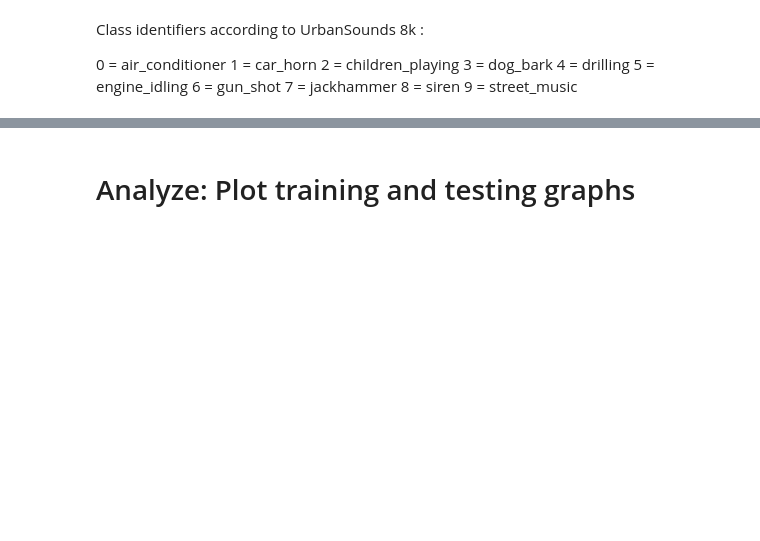
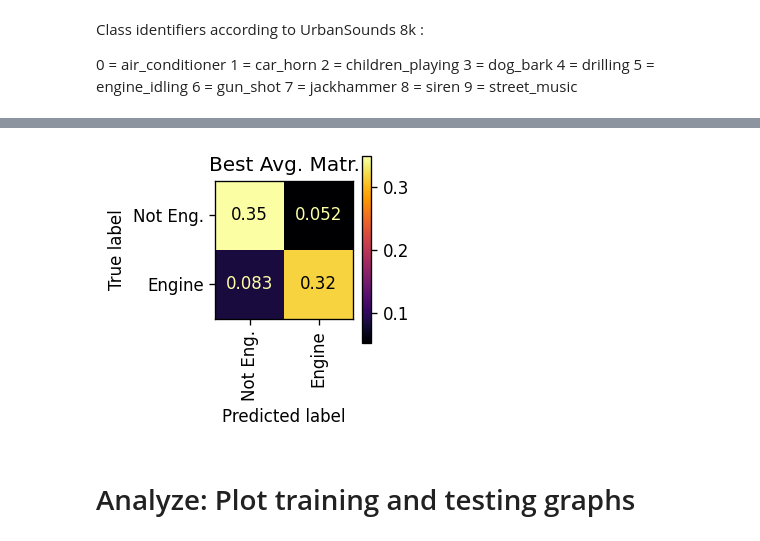
Before and after one commit to matsozza/Python_ML_CombustionEnginesRecog_MBA, a Jupyter notebook: Convolutional Neural Network.ipynb, the cells around one changed output, grey strips where cells are left out. Saved outputs shown, nothing was run; the diff lists cells and outputs as text; code cells hidden in the pictures; blank space fills up the shorter version.

```diff
--- a/Convolutional Neural Network.ipynb
+++ b/Convolutional Neural Network.ipynb
@@ -480,3 +610,21 @@ fig.savefig(fname = logPath + '3_avgConfusionMatrix.jpg' );
+# %%
+# Average results
+bestMatrixAvg_M = np.zeros([2,2]);
+for cm in bestConfusionMatrix_AM:
+    bestMatrixAvg_M += cm;
+bestMatrixAvg_M *=0.1;
+
+# Plot
+fig, axes = plt.subplots(dpi=120)
+fig.set_figheight(2); fig.set_figwidth(2); fig.tight_layout(pad=0.5);
+
+axes.set_title('Best Avg. Matr.')
+cmDisplay = ConfusionMatrixDisplay(confusion_matrix=bestMatrixAvg_M, display_labels=['Not Eng.', 'Engine'])
+cmDisplay.plot(ax=axes,  cmap='inferno', xticks_rotation='vertical')
+
+fig.savefig(fname = logPath + '3b_avgConfusionMatrix.jpg' );
+# %% [output]
+[figure, added]
 # %% [markdown]
 # Analyze: Plot training and testing graphs
 # %%
```
Also changed, not shown: parts of 13 cells of this notebook.
